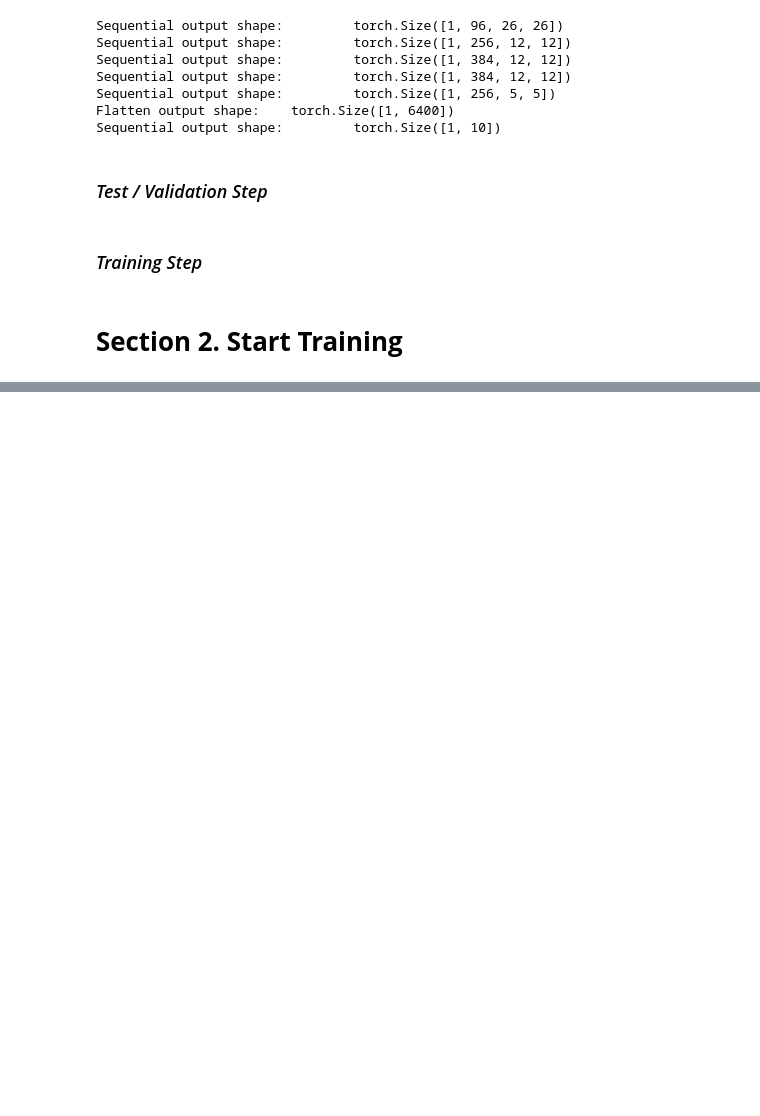
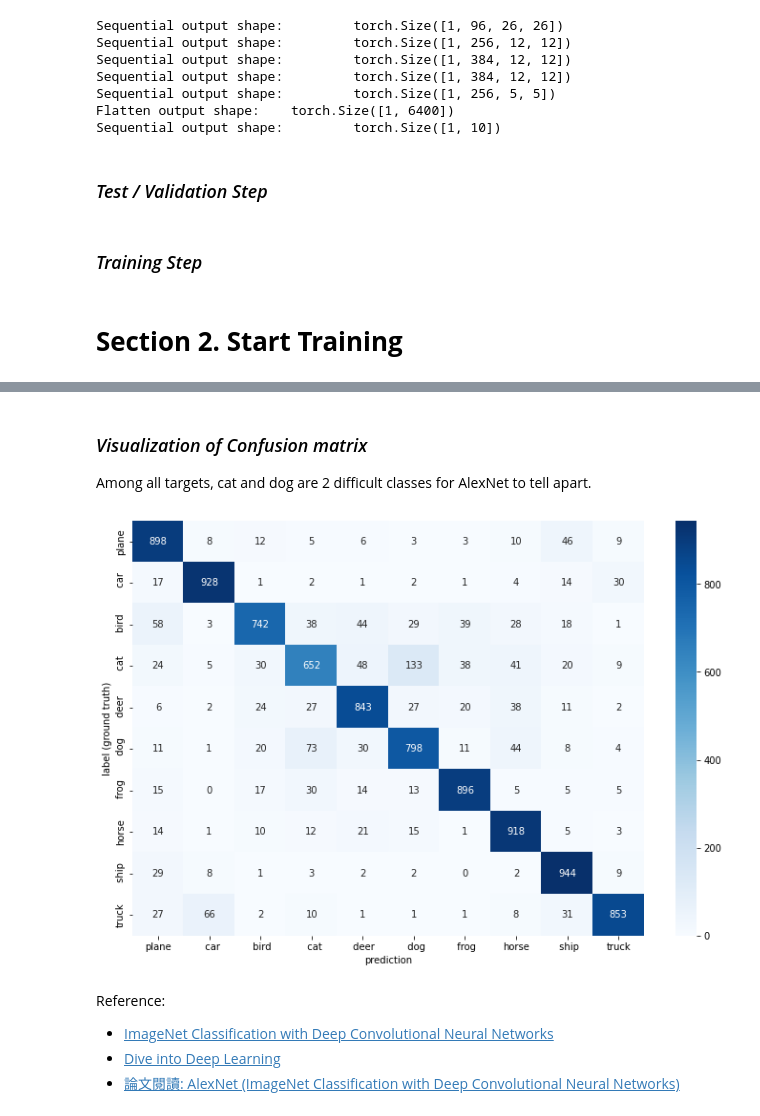
Before and after one commit to kevinkevin556/Dlchemist, a Jupyter notebook: alexnet.ipynb, the cells around one changed output, grey strips where cells are left out. Cells and saved outputs as stored; diff of their text form; code cells hidden in the pictures; blank space fills up the shorter version.

```diff
--- a/alexnet.ipynb
+++ b/alexnet.ipynb
@@ -73,5 +212,8 @@ test_dataloader = DataLoader(test_dataset, batch_size=128, shuffle=False, pin_me
 # %%
-from torch.nn import Conv2d, ReLU, MaxPool2d, Flatten, Linear, Sequential, Softmax
+from torch.nn import  (
+    Conv2d, ReLU,       MaxPool2d,  Flatten,
+    Linear, Sequential, Dropout, LocalResponseNorm
+)
 
 class AlexNet(nn.Module):
   def __init__(self, num_classes=10):
@@ -80,11 +222,13 @@ class AlexNet(nn.Module):
     self.net.add_module("Conv1", Sequential(
           Conv2d(in_channels=3, out_channels=48*2, kernel_size=11, stride=4),
           ReLU(),
+          LocalResponseNorm(size=5, alpha=10e-4, beta=0.75, k=2),
           MaxPool2d(kernel_size=3, stride=2)
     ))
     self.net.add_module("Conv2", Sequential(
           Conv2d(in_channels=48*2, out_channels=128*2, kernel_size=5, padding=2),
           ReLU(),
+          LocalResponseNorm(size=5, alpha=10e-4, beta=0.75, k=2),
           MaxPool2d(kernel_size=3, stride=2)
     ))
     self.net.add_module("Conv3", Sequential(
@@ -105,7 +249,9 @@ class AlexNet(nn.Module):
 
     self.net.add_module("FullyConnected6-8", Sequential(
         Linear(in_features=256*5*5, out_features=2048*2),
+        Dropout(p=0.5),
         Linear(in_features=2048*2, out_features=4096*2),
+        Dropout(p=0.5),
         Linear(in_features=4096*2, out_features=num_classes)
     ))
 
@@ -242,0 +410,6 @@ Final Acc: 0.7473299050632911
+# %%
+test_model = AlexNet(num_classes=10)
+test_model.to(device)
+best_state_dict = torch.load("model_state_dict.ckpt")
+test_model.load_state_dict(best_state_dict)
+print("Final Acc:", np.mean(validate(test_model, test_dataloader)))
@@ -242,0 +425,43 @@ Final Acc: 0.7473299050632911
+# %% [markdown]
+### *Visualization of Confusion matrix*
+
+Among all targets, cat and dog are 2 difficult classes for AlexNet to tell apart.
+# %%
+from sklearn.metrics import confusion_matrix
+import pandas as pd
+import seaborn as sns
+import matplotlib.pyplot as plt
+
+np_pred_labels = []
+np_targets = []
+
+with torch.no_grad():
+    for images, targets in test_dataloader:
+        images, targets = images.to(device), targets.to(device)
+        preds = test_model(images)
+        pred_labels = torch.argmax(preds, dim=1)
+
+        pred_labels = pred_labels.view(-1).detach().cpu().numpy()
+        targets = targets.view(-1).detach().cpu().numpy()
+
+        np_pred_labels.append(pred_labels)
+        np_targets.append(targets)
+
+np_pred_labels = np. concatenate(np_pred_labels)
+np_targets = np. concatenate(np_targets)
+conf_mat = confusion_matrix(np_targets, np_pred_labels)
+
+class_names = ['plane', '  car', ' bird', '  cat', ' deer', '  dog', ' frog', 'horse', ' ship', 'truck']
+df_cm = pd.DataFrame(conf_mat, class_names, class_names)
+plt.figure(figsize = (12,8))
+sns.heatmap(df_cm, annot=True, fmt="d", cmap='Blues')
+plt.xlabel("prediction")
+plt.ylabel("label (ground truth)")
+plt.show()
+# %% [output]
+[figure, added]
+# %% [markdown]
+Reference:
+* [ImageNet Classification with Deep Convolutional Neural Networks](https://proceedings.neurips.cc/paper/2012/file/c399862d3b9d6b76c8436e924a68c45b-Paper.pdf)
+* [Dive into Deep Learning](http://d2l.ai/chapter_convolutional-modern/alexnet.html)
+* [論文閱讀: AlexNet (ImageNet Classification with Deep Convolutional Neural Networks)](https://hackmd.io/@RinHizakura/HJfH2D5mI)
```
Also changed, not shown: parts of 25 cells of this notebook.
